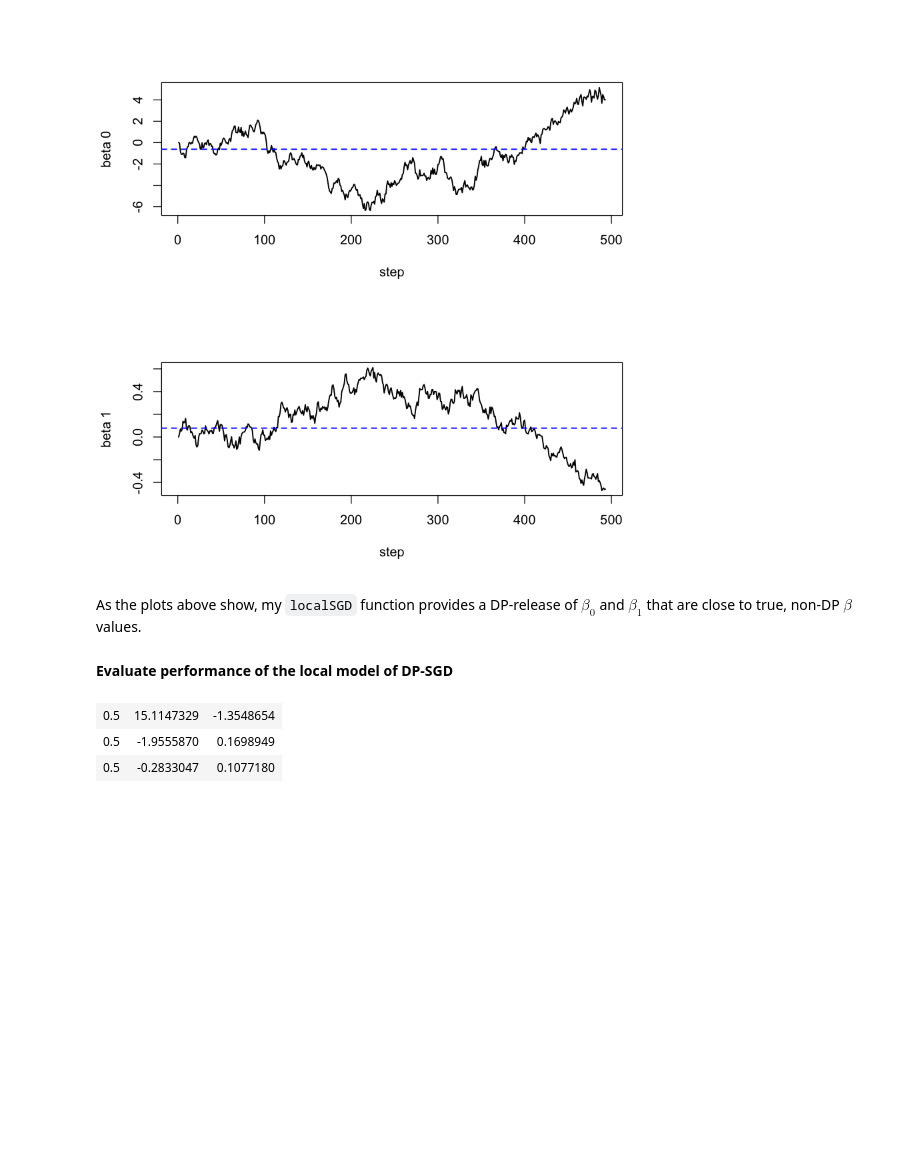
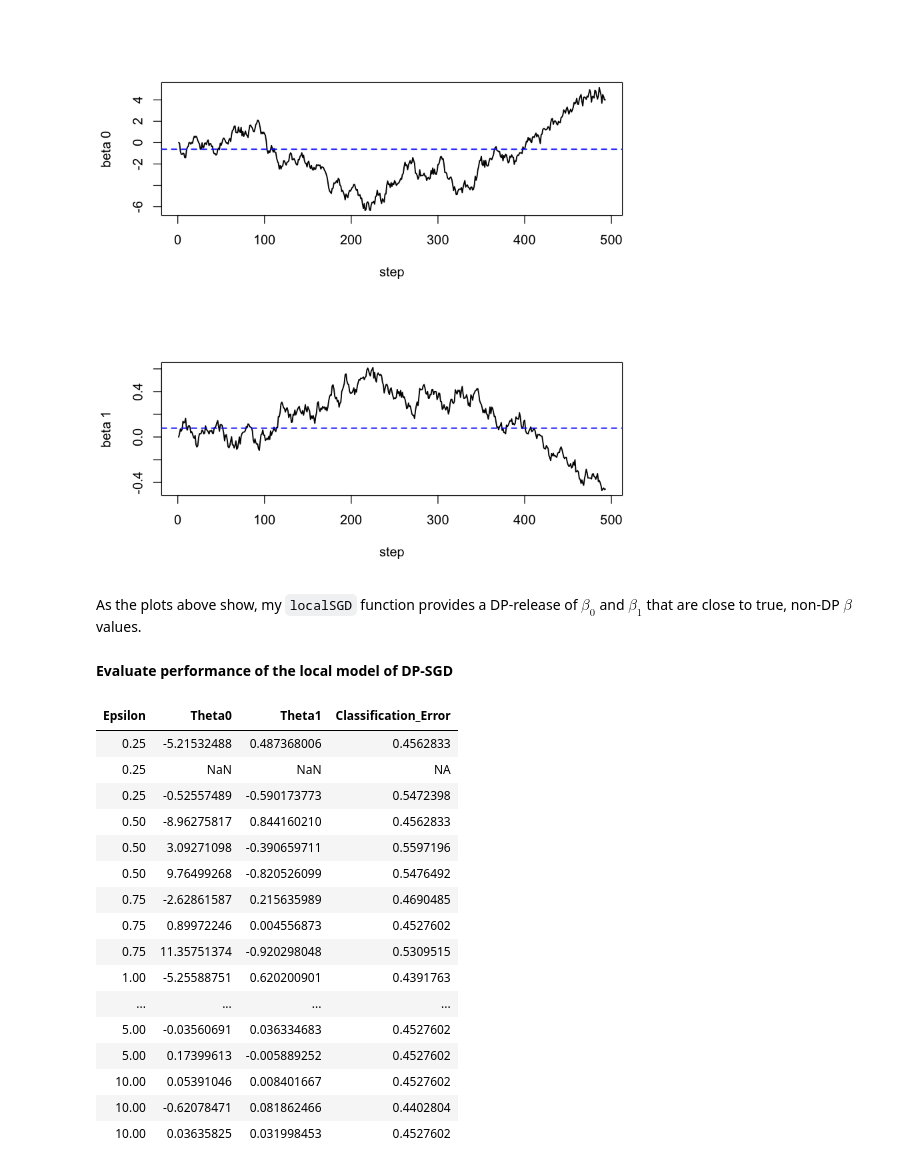
Before and after one commit to bhavenp/cs208, a Jupyter notebook: homework/HW4b/HW4b_Bhaven_Patel.ipynb, the cells around one changed output. Drawn from its saved outputs; the diff is of its cells as text; code cells hidden in the pictures; blank space fills up the shorter version.

```diff
--- a/homework/HW4b/HW4b_Bhaven_Patel.ipynb
+++ b/homework/HW4b/HW4b_Bhaven_Patel.ipynb
@@ -258,6 +275,20 @@ for(eps in eps_vals){
-# %%
-thetas_history
-# %% [output]
-| 0.5 | 15.1147329 | -1.3548654 |
-| 0.5 | -1.9555870 | 0.1698949 |
-| 0.5 | -0.2833047 | 0.1077180 |
+# %%
+thetas_history_df
+# %% [output]
+| Epsilon | Theta0 | Theta1 | Classification_Error |
+| 0.25 | -5.21532488 | 0.487368006 | 0.4562833 |
+| 0.25 | NaN | NaN | NA |
+| 0.25 | -0.52557489 | -0.590173773 | 0.5472398 |
+| 0.50 | -8.96275817 | 0.844160210 | 0.4562833 |
+| 0.50 | 3.09271098 | -0.390659711 | 0.5597196 |
+| 0.50 | 9.76499268 | -0.820526099 | 0.5476492 |
+| 0.75 | -2.62861587 | 0.215635989 | 0.4690485 |
+| 0.75 | 0.89972246 | 0.004556873 | 0.4527602 |
+| 0.75 | 11.35751374 | -0.920298048 | 0.5309515 |
+| 1.00 | -5.25588751 | 0.620200901 | 0.4391763 |
+| ... | ... | ... | ... |
+| 5.00 | -0.03560691 | 0.036334683 | 0.4527602 |
+| 5.00 | 0.17399613 | -0.005889252 | 0.4527602 |
+| 10.00 | 0.05391046 | 0.008401667 | 0.4527602 |
+| 10.00 | -0.62078471 | 0.081862466 | 0.4402804 |
+| 10.00 | 0.03635825 | 0.031998453 | 0.4527602 |
```
Also changed, not shown: parts of 4 cells of this notebook, 1 other file.
